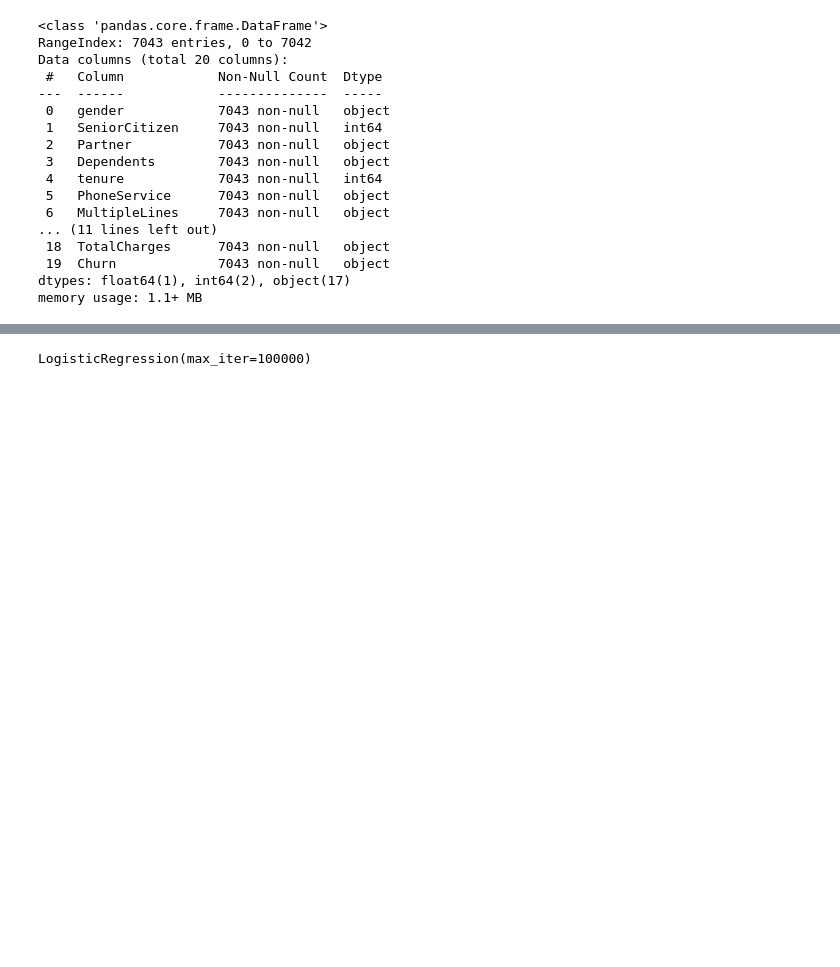
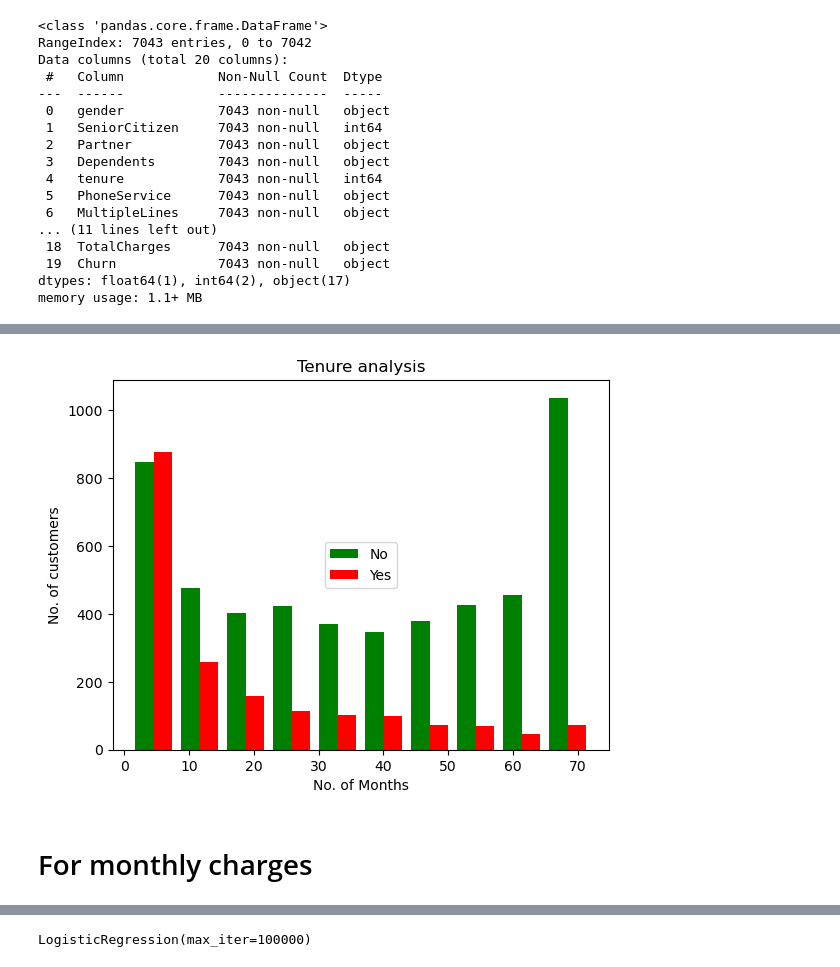
Before and after one commit to praju-1/Data_science_projects, a Jupyter notebook: ML_Project/Customer_churn_ML.ipynb, the cells around one changed output, grey strips where cells are left out. Drawn from its saved outputs; the diff is of its cells as text; code cells hidden in the pictures; blank space fills up the shorter version.

```diff
--- a/ML_Project/Customer_churn_ML.ipynb
+++ b/ML_Project/Customer_churn_ML.ipynb
@@ -163,0 +390,2 @@ memory usage: 983.7 KB
+# %%
+tenure0 = final[final['Churn'] == 0].tenure
@@ -163,0 +407,3 @@ memory usage: 983.7 KB
+# %%
+tenure1 = final[final['Churn'] == 1].tenure
+tenure1
@@ -163,0 +423,11 @@ memory usage: 983.7 KB
+# %%
+plt.hist([tenure0, tenure1], color = ['green', 'red'], label = ['No', 'Yes'])
+plt.xlabel("No. of Months")
+plt.ylabel("No. of customers")
+plt.legend(loc = "center")
+plt.title("Tenure analysis")
+plt.show()
+# %% [output]
+[figure, added]
+# %% [markdown]
+# For monthly charges
```
Also changed, not shown: parts of 66 cells of this notebook.
